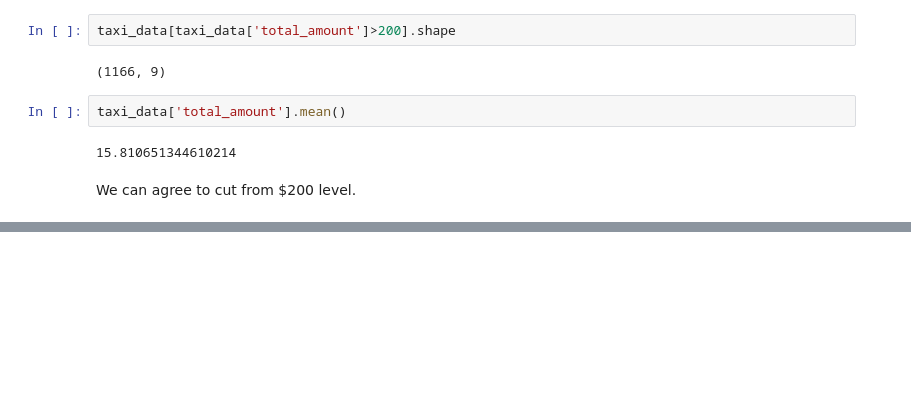
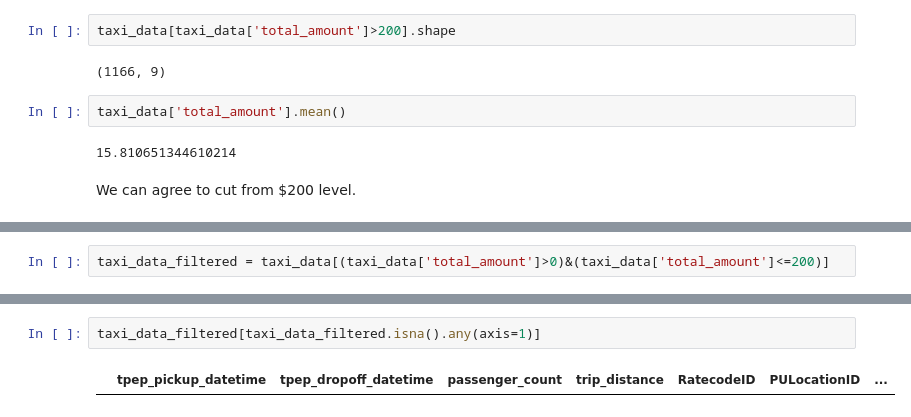
Before and after one commit to Alfej/Taxi-Data-Analysis, a Jupyter notebook: Presentable Notebook.ipynb, the cells around one changed output, grey strips where cells are left out. Cells and saved outputs as stored; diff of their text form; blank space fills up the shorter version.

Commit message:
Performed Data cleaning

```diff
--- a/Presentable Notebook.ipynb
+++ b/Presentable Notebook.ipynb
@@ -204,0 +208,2 @@ We can agree to cut from $200 level.
+# %%
+taxi_data_filtered = taxi_data[(taxi_data['total_amount']>0)&(taxi_data['total_amount']<=200)]
@@ -204,0 +229,4 @@ We can agree to cut from $200 level.
+# %%
+taxi_data_filtered[taxi_data_filtered.isna().any(axis=1)]
+# %% [output]
+|  | tpep_pickup_datetime | tpep_dropoff_datetime | passenger_count | trip_distance | RatecodeID | PULocationID | ... |
```
Also changed, not shown: parts of 6 cells of this notebook.
